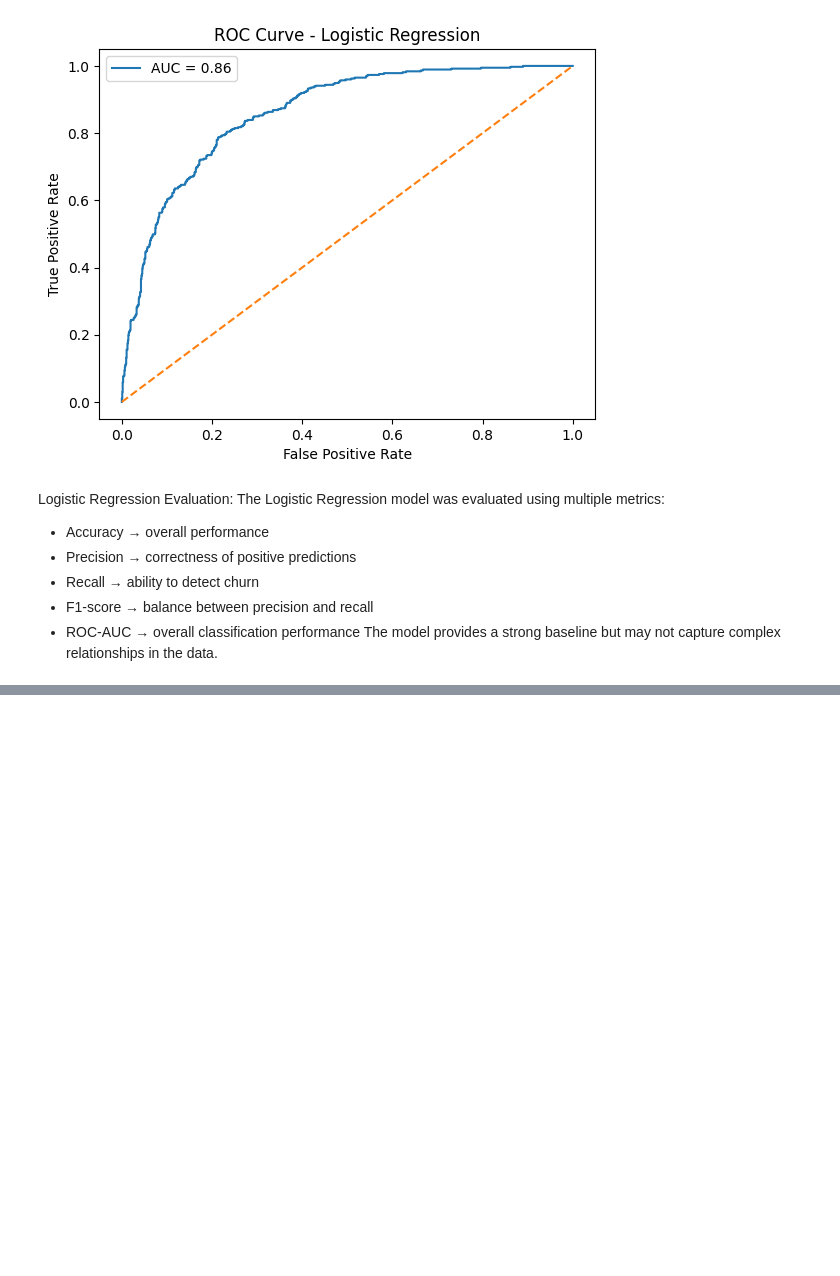
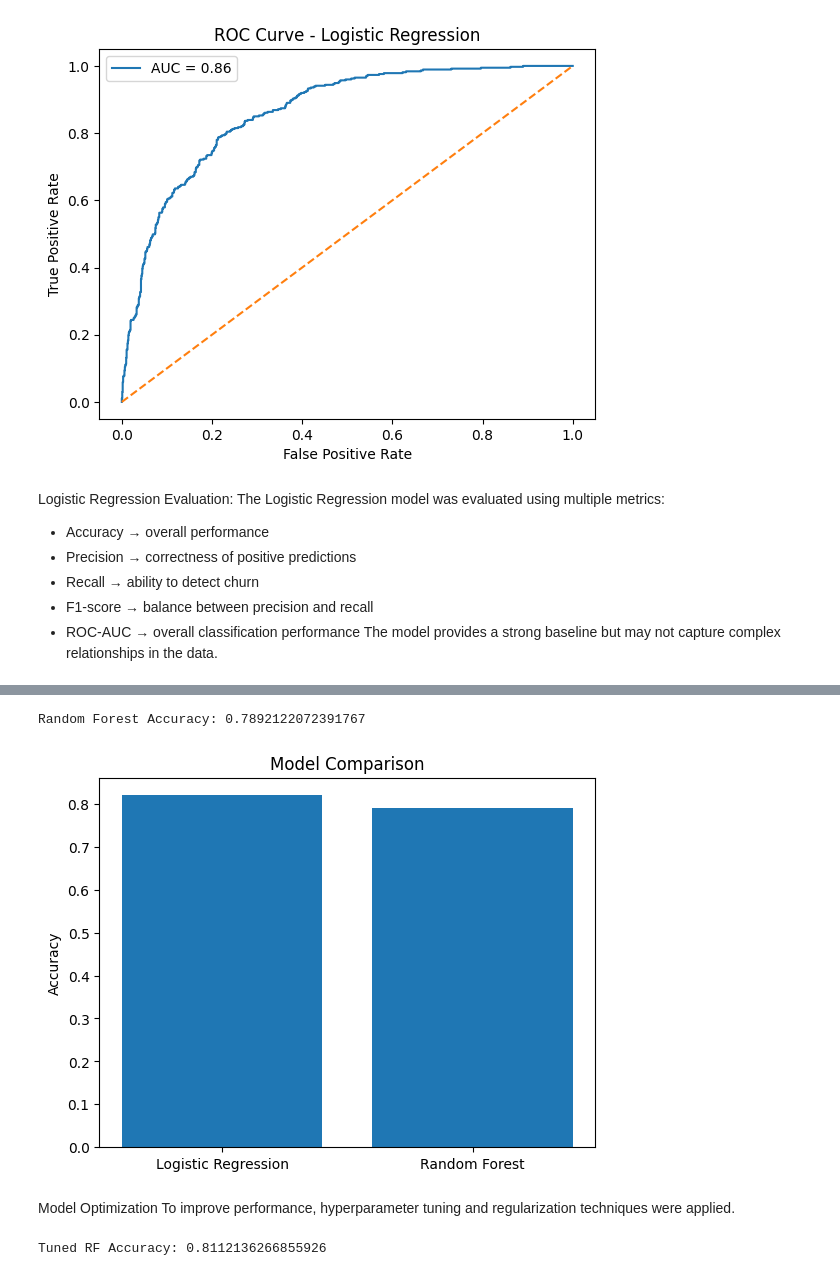
Before and after one commit to Harita2005/customer-churn-ml, a Jupyter notebook: notebooks/01_eda.ipynb, the cells around one changed output, grey strips where cells are left out. Cells and saved outputs as stored; diff of their text form; code cells hidden in the pictures; blank space fills up the shorter version.

Commit message:
implemented logistic regression, random forest, and hyperparameter tuning for model optimization

```diff
--- a/notebooks/01_eda.ipynb
+++ b/notebooks/01_eda.ipynb
@@ -216,7 +232,8 @@ Logistic Regression Report:
 weighted avg       0.81      0.82      0.82      1409
 # %%
 from sklearn.metrics import accuracy_score
-print("Logistic Regression Accuracy:", accuracy_score(y_test, y_pred_lr))
+lr_accuracy = accuracy_score(y_test, y_pred_lr)
+print("Logistic Regression Accuracy:", lr_accuracy)
 # %% [output]
 Logistic Regression Accuracy: 0.8197303051809794
 # %%
@@ -260,0 +283,5 @@ The model provides a strong baseline but may not capture complex relationships i
+# %%
+from sklearn.ensemble import RandomForestClassifier
+
+rf = RandomForestClassifier(random_state=42)
+rf.fit(X_train, y_train)
@@ -260,0 +306,7 @@ The model provides a strong baseline but may not capture complex relationships i
+# %%
+# Step 1: Predictions
+y_pred_rf = rf.predict(X_test)
+
+# Step 2: Evaluation
+from sklearn.metrics import classification_report
+print(classification_report(y_test, y_pred_rf))
@@ -260,0 +322,39 @@ The model provides a strong baseline but may not capture complex relationships i
+# %%
+rf_accuracy = accuracy_score(y_test, y_pred_rf)
+print("Random Forest Accuracy:", rf_accuracy)
+# %% [output]
+Random Forest Accuracy: 0.7892122072391767
+# %%
+import matplotlib.pyplot as plt
+
+models = ['Logistic Regression', 'Random Forest']
+accuracies = [lr_accuracy, rf_accuracy]
+
+plt.bar(models, accuracies)
+plt.title("Model Comparison")
+plt.ylabel("Accuracy")
+plt.show()
+# %% [output]
+[figure, added]
+# %% [markdown]
+Model Optimization
+To improve performance, hyperparameter tuning and regularization techniques were applied.
+# %%
+from sklearn.model_selection import GridSearchCV
+param_grid = {
+    'n_estimators': [50, 100],
+    'max_depth': [None, 10],
+    'min_samples_split': [2, 5]
+}
+grid = GridSearchCV(
+    RandomForestClassifier(random_state=42),
+    param_grid,
+    cv=3,
+    scoring='accuracy'
+)
+grid.fit(X_train, y_train)
+best_rf = grid.best_estimator_
+y_pred_best = best_rf.predict(X_test)
+print("Tuned RF Accuracy:", accuracy_score(y_test, y_pred_best))
+# %% [output]
+Tuned RF Accuracy: 0.8112136266855926
```
Also changed, not shown: parts of 7 cells of this notebook.
